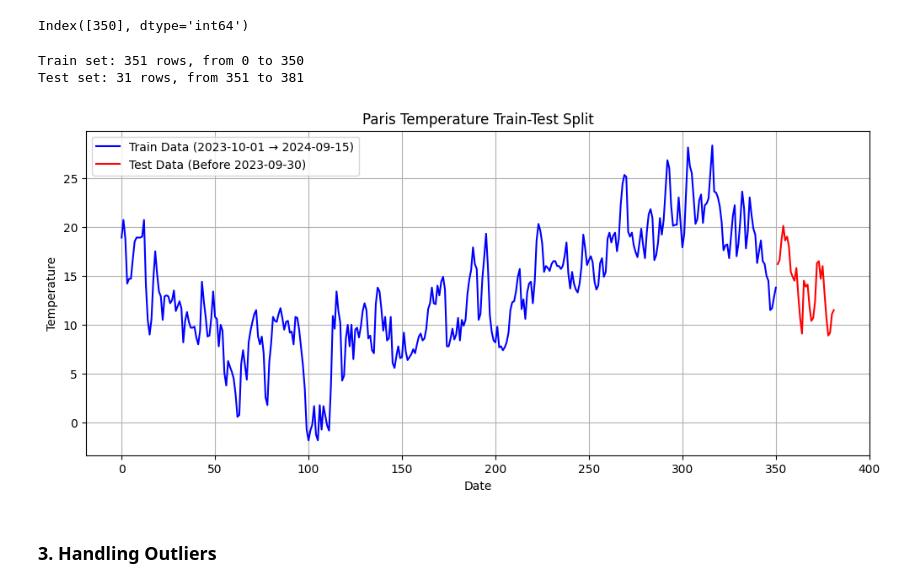
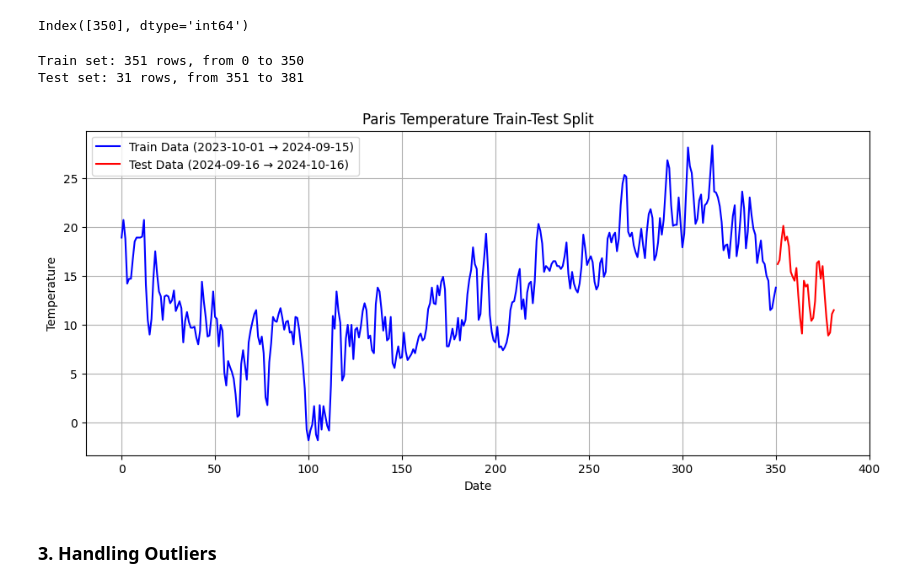
Before and after one commit to qviuqh/Paris-Temperature-Forecasting, a Jupyter notebook: report.ipynb, the cells around one changed output. Saved outputs shown, nothing was run; the diff lists cells and outputs as text; code cells hidden in the pictures.

```diff
--- a/report.ipynb
+++ b/report.ipynb
@@ -352,26 +352,26 @@ Index([350], dtype='int64')
 # %%
 # Train-Test Split
 train = data.loc[:350]
 test = data.loc[351:]
 
 # Print data sizes
 print(f"Train set: {train.shape[0]} rows, from {train.index.min()} to {train.index.max()}")
 print(f"Test set: {test.shape[0]} rows, from {test.index.min()} to {test.index.max()}")
 
 # Plot train & test split
 plt.figure(figsize=(12,5))
 plt.plot(train["temp"], label="Train Data (2023-10-01 → 2024-09-15)", color="blue")
-plt.plot(test["temp"], label="Test Data (Before 2023-09-30)", color="red")
+plt.plot(test["temp"], label="Test Data (2024-09-16 → 2024-10-16)", color="red")
 plt.legend()
 plt.title("Paris Temperature Train-Test Split")
 plt.xlabel("Date")
 plt.ylabel("Temperature")
 plt.grid(True)
 plt.show()
 # %% [output]
 Train set: 351 rows, from 0 to 350
 Test set: 31 rows, from 351 to 381
-[figure, old version]
+[figure, new version]
 # %% [markdown]
 ### **3. Handling Outliers**
 # %%
```
Also changed, not shown: parts of 3 cells of this notebook, 4 other files.
